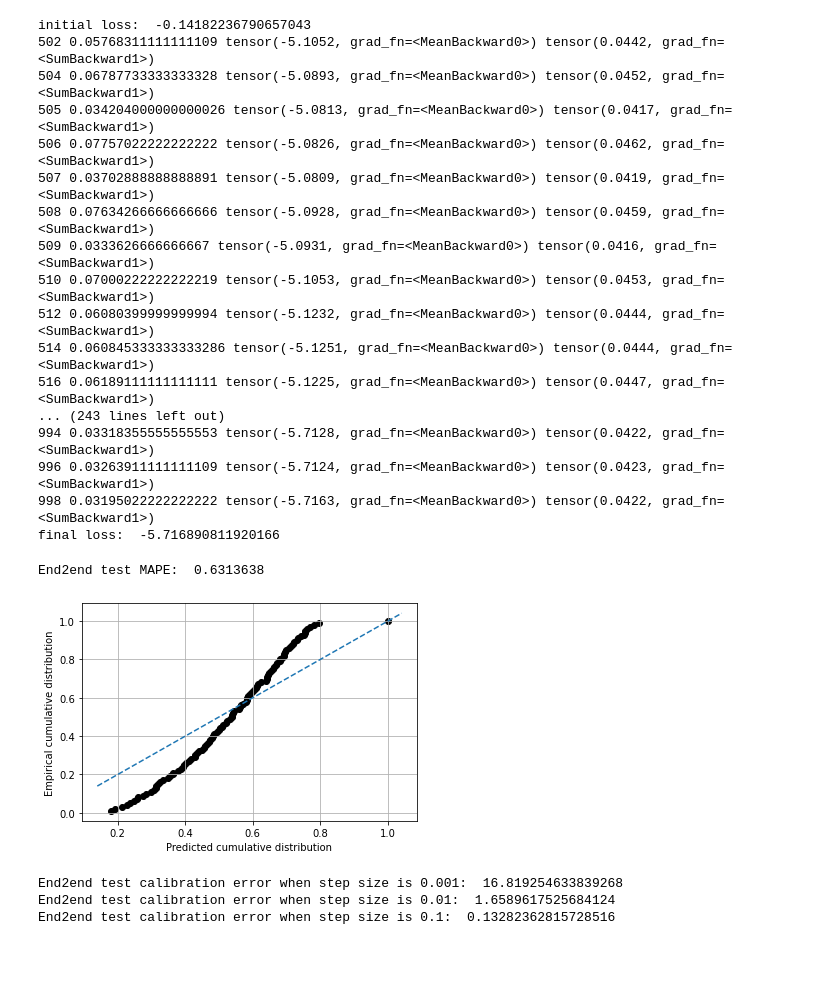
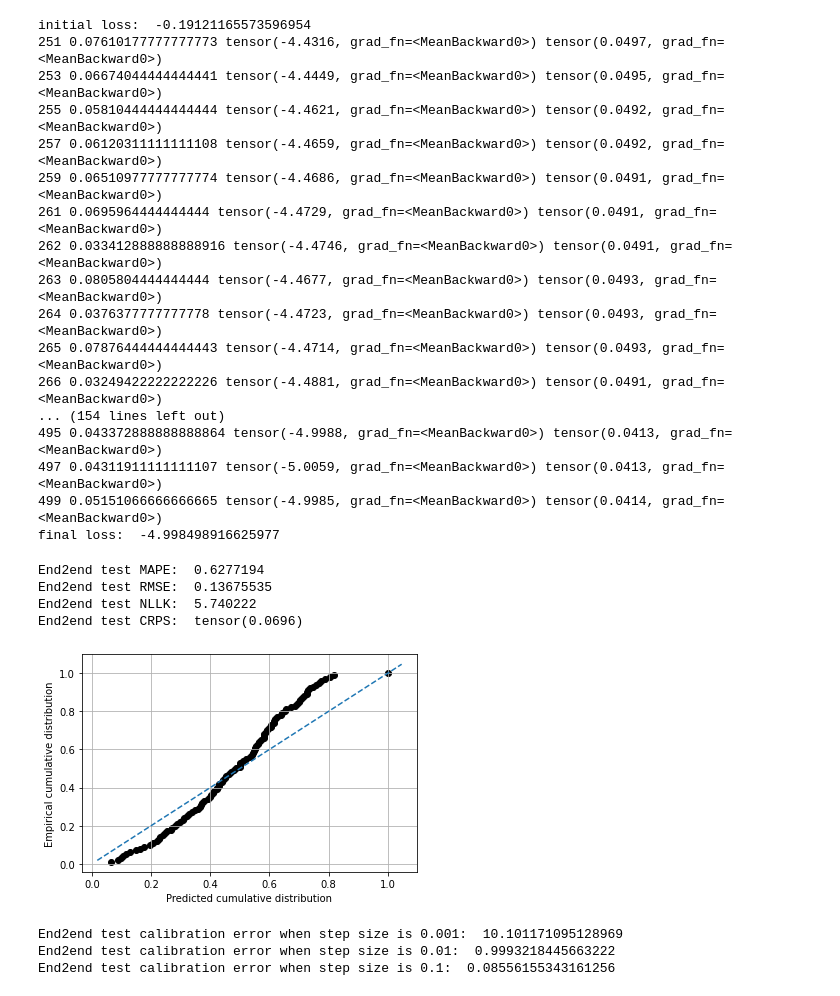
Before and after one commit to roypan/Regression-Calibration-Project, a Jupyter notebook: crimes_end2end.ipynb, the cells around one changed output. Cells and saved outputs as stored; diff of their text form; code cells hidden in the pictures; blank space fills up the shorter version.

Commit message:
Add nllk and crps as evaluation metrics

```diff
--- a/crimes_end2end.ipynb
+++ b/crimes_end2end.ipynb
@@ -9,39 +9,47 @@ from model import end2end, end2end_crps
 # %%
 x_train, y_train, x_test, y_test = data_preprocess.data_preprocess('crimes')
 # %%
-end2end_model = end2end.train_model(x_train, y_train, n_epoch = 1000, num_models = 5, hidden_layers = [50, 50], learning_rate = 0.001, tanh = True, calibration_threshold = .03, exp_decay = .998)
+end2end_model = end2end_crps.train_model(x_train, y_train, n_epoch = 500, num_models = 5, hidden_layers = [50, 50], learning_rate = 0.001, tanh = True, calibration_threshold = .03, exp_decay = .998)
 # %% [output]
-initial loss:  -0.14182236790657043
-502 0.05768311111111109 tensor(-5.1052, grad_fn=<MeanBackward0>) tensor(0.0442, grad_fn=<SumBackward1>)
-504 0.06787733333333328 tensor(-5.0893, grad_fn=<MeanBackward0>) tensor(0.0452, grad_fn=<SumBackward1>)
-505 0.034204000000000026 tensor(-5.0813, grad_fn=<MeanBackward0>) tensor(0.0417, grad_fn=<SumBackward1>)
-506 0.07757022222222222 tensor(-5.0826, grad_fn=<MeanBackward0>) tensor(0.0462, grad_fn=<SumBackward1>)
-507 0.03702888888888891 tensor(-5.0809, grad_fn=<MeanBackward0>) tensor(0.0419, grad_fn=<SumBackward1>)
-508 0.07634266666666666 tensor(-5.0928, grad_fn=<MeanBackward0>) tensor(0.0459, grad_fn=<SumBackward1>)
-509 0.0333626666666667 tensor(-5.0931, grad_fn=<MeanBackward0>) tensor(0.0416, grad_fn=<SumBackward1>)
-510 0.07000222222222219 tensor(-5.1053, grad_fn=<MeanBackward0>) tensor(0.0453, grad_fn=<SumBackward1>)
-512 0.06080399999999994 tensor(-5.1232, grad_fn=<MeanBackward0>) tensor(0.0444, grad_fn=<SumBackward1>)
-514 0.060845333333333286 tensor(-5.1251, grad_fn=<MeanBackward0>) tensor(0.0444, grad_fn=<SumBackward1>)
-516 0.06189111111111111 tensor(-5.1225, grad_fn=<MeanBackward0>) tensor(0.0447, grad_fn=<SumBackward1>)
-... (243 lines left out)
-994 0.03318355555555553 tensor(-5.7128, grad_fn=<MeanBackward0>) tensor(0.0422, grad_fn=<SumBackward1>)
-996 0.03263911111111109 tensor(-5.7124, grad_fn=<MeanBackward0>) tensor(0.0423, grad_fn=<SumBackward1>)
-998 0.03195022222222222 tensor(-5.7163, grad_fn=<MeanBackward0>) tensor(0.0422, grad_fn=<SumBackward1>)
-final loss:  -5.716890811920166
+initial loss:  -0.19121165573596954
+251 0.07610177777777773 tensor(-4.4316, grad_fn=<MeanBackward0>) tensor(0.0497, grad_fn=<MeanBackward0>)
+253 0.06674044444444441 tensor(-4.4449, grad_fn=<MeanBackward0>) tensor(0.0495, grad_fn=<MeanBackward0>)
+255 0.05810444444444444 tensor(-4.4621, grad_fn=<MeanBackward0>) tensor(0.0492, grad_fn=<MeanBackward0>)
+257 0.06120311111111108 tensor(-4.4659, grad_fn=<MeanBackward0>) tensor(0.0492, grad_fn=<MeanBackward0>)
+259 0.06510977777777774 tensor(-4.4686, grad_fn=<MeanBackward0>) tensor(0.0491, grad_fn=<MeanBackward0>)
+261 0.0695964444444444 tensor(-4.4729, grad_fn=<MeanBackward0>) tensor(0.0491, grad_fn=<MeanBackward0>)
+262 0.033412888888888916 tensor(-4.4746, grad_fn=<MeanBackward0>) tensor(0.0491, grad_fn=<MeanBackward0>)
+263 0.0805804444444444 tensor(-4.4677, grad_fn=<MeanBackward0>) tensor(0.0493, grad_fn=<MeanBackward0>)
+264 0.0376377777777778 tensor(-4.4723, grad_fn=<MeanBackward0>) tensor(0.0493, grad_fn=<MeanBackward0>)
+265 0.07876444444444443 tensor(-4.4714, grad_fn=<MeanBackward0>) tensor(0.0493, grad_fn=<MeanBackward0>)
+266 0.03249422222222226 tensor(-4.4881, grad_fn=<MeanBackward0>) tensor(0.0491, grad_fn=<MeanBackward0>)
+... (154 lines left out)
+495 0.043372888888888864 tensor(-4.9988, grad_fn=<MeanBackward0>) tensor(0.0413, grad_fn=<MeanBackward0>)
+497 0.04311911111111107 tensor(-5.0059, grad_fn=<MeanBackward0>) tensor(0.0413, grad_fn=<MeanBackward0>)
+499 0.05151066666666665 tensor(-4.9985, grad_fn=<MeanBackward0>) tensor(0.0414, grad_fn=<MeanBackward0>)
+final loss:  -4.998498916625977
 # %%
 mean_pred, var_pred = end2end_model(x_test)
 mean_pred = mean_pred.detach().numpy()
 var_pred = var_pred.detach().numpy()
+sd_pred = np.sqrt(var_pred)
 
 print('End2end test MAPE: ', metrics.mape(y_test.detach().numpy(), mean_pred))
+print('End2end test RMSE: ', metrics.rmse(y_test.detach().numpy(), mean_pred))
+print('End2end test NLLK: ', metrics.nllk(y_test.detach().numpy(), mean_pred, var_pred))
+print('End2end test CRPS: ', metrics.CRPSMetric(x = y_test.squeeze(dim = 1), loc = torch.tensor(mean_pred).squeeze(dim = 1), scale = torch.tensor(sd_pred).squeeze(dim = 1)).gaussian_crps().mean())
+
 pcdf = metrics.pcdf(mean_pred.squeeze(1), var_pred.squeeze(1), y_test.detach().numpy().squeeze(1))
 metrics.draw_pcdf(pcdf)
 print('End2end test calibration error when step size is 0.001: ', metrics.calibration_error(pcdf, step = 0.001))
 print('End2end test calibration error when step size is 0.01: ', metrics.calibration_error(pcdf, step = 0.01))
 print('End2end test calibration error when step size is 0.1: ', metrics.calibration_error(pcdf, step = 0.1))
 # %% [output]
-End2end test MAPE:  0.6313638
+End2end test MAPE:  0.6277194
+End2end test RMSE:  0.13675535
+End2end test NLLK:  5.740222
+End2end test CRPS:  tensor(0.0696)
-[figure, old version]
+[figure, new version]
-End2end test calibration error when step size is 0.001:  16.819254633839268
-End2end test calibration error when step size is 0.01:  1.6589617525684124
-End2end test calibration error when step size is 0.1:  0.13282362815728516
+End2end test calibration error when step size is 0.001:  10.101171095128969
+End2end test calibration error when step size is 0.01:  0.9993218445663222
+End2end test calibration error when step size is 0.1:  0.08556155343161256
```
Also changed, not shown: parts of 3 cells of this notebook, 14 other files.
